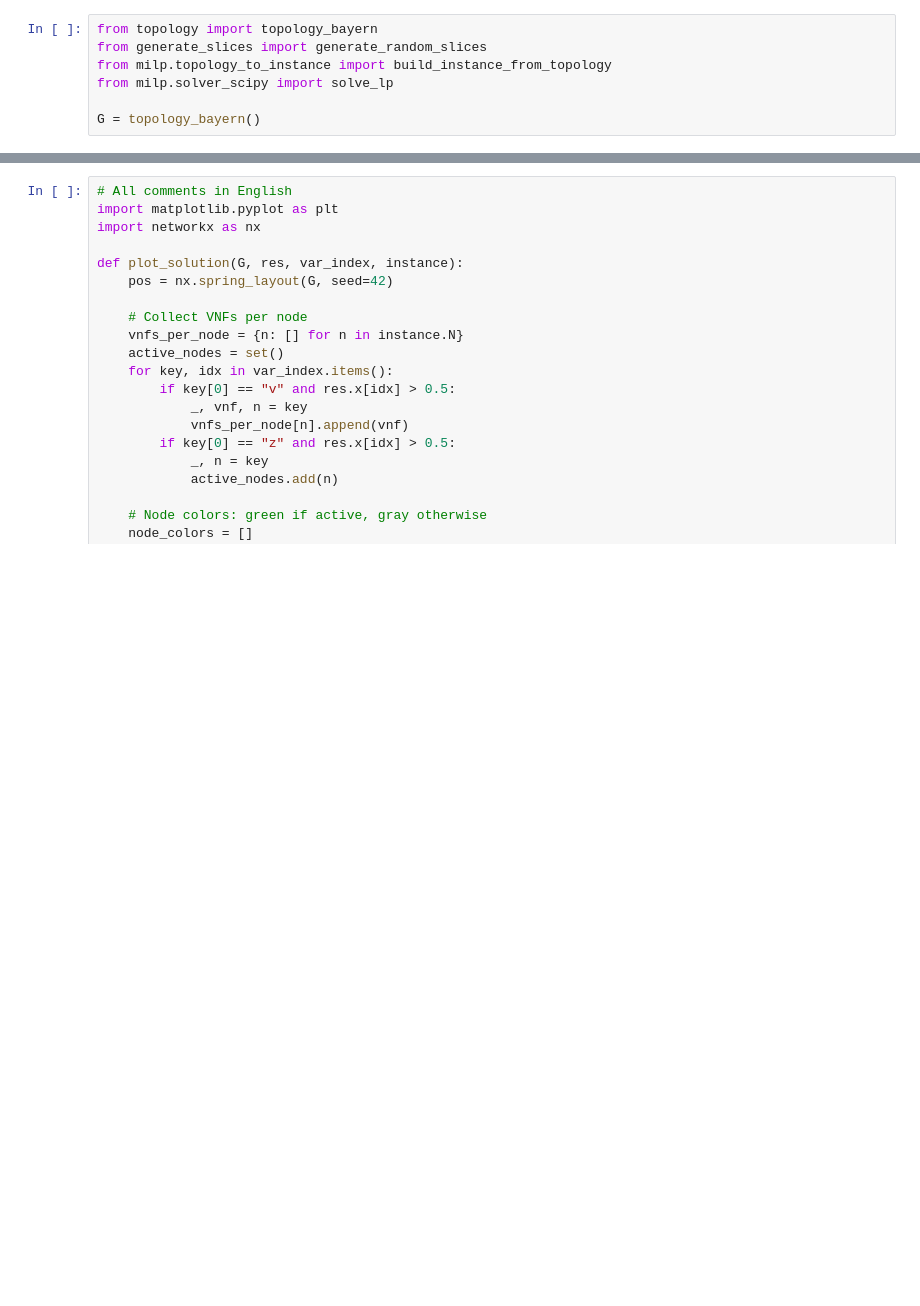
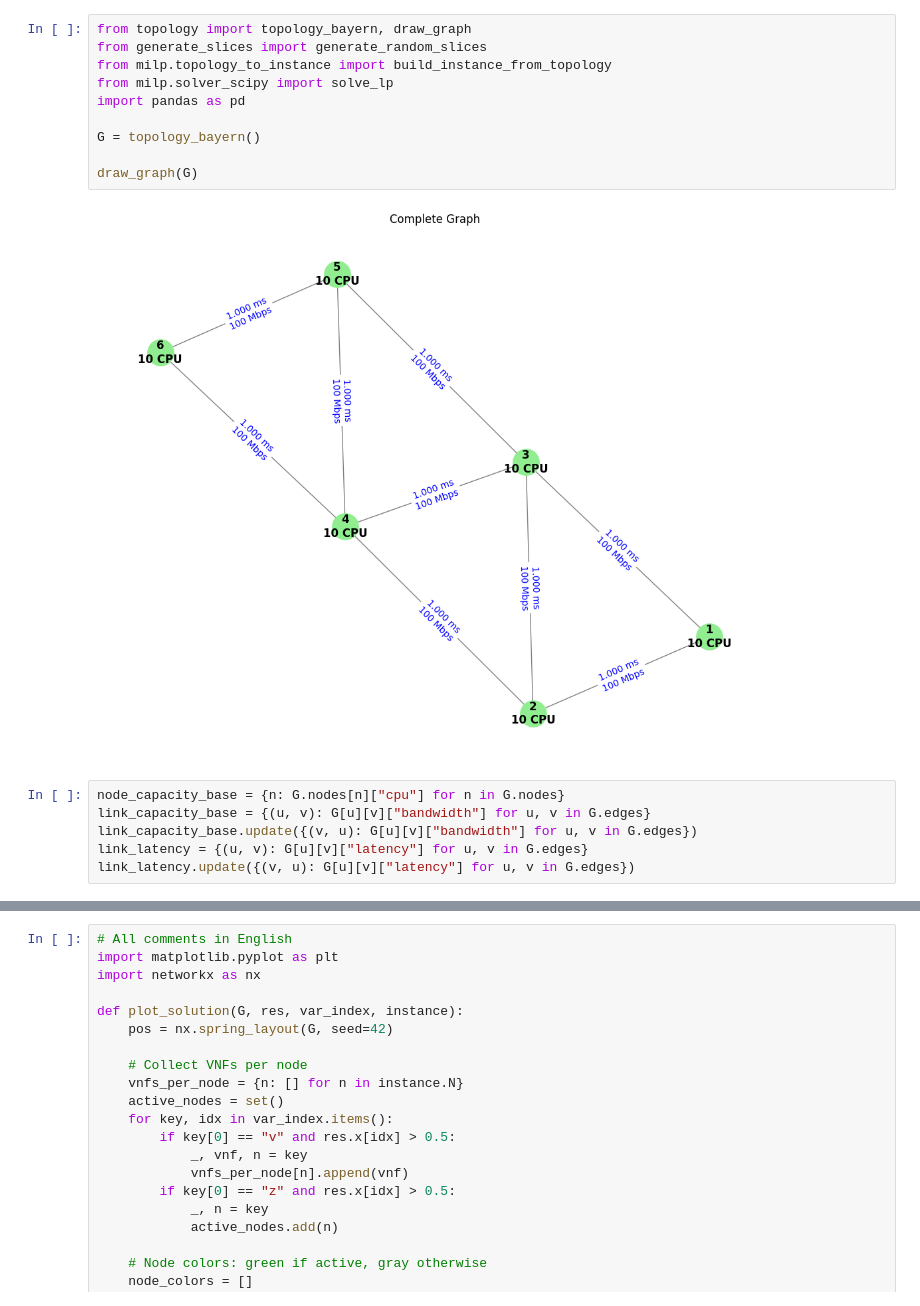
Before and after one commit to ceciliadesousaluzalmeida/5g-slicing-energy-effiiciency, a Jupyter notebook: simulator/milp.ipynb, the cells around one changed output, grey strips where cells are left out. Cells and saved outputs as stored; diff of their text form; blank space fills up the shorter version.

```diff
--- a/simulator/milp.ipynb
+++ b/simulator/milp.ipynb
@@ -1,10 +1,21 @@
 # %%
-from topology import topology_bayern
+from topology import topology_bayern, draw_graph
 from generate_slices import generate_random_slices
 from milp.topology_to_instance import build_instance_from_topology
 from milp.solver_scipy import solve_lp
+import pandas as pd
 
 G = topology_bayern()
+
+draw_graph(G)
+# %% [output]
+[figure, added]
+# %%
+node_capacity_base = {n: G.nodes[n]["cpu"] for n in G.nodes}
+link_capacity_base = {(u, v): G[u][v]["bandwidth"] for u, v in G.edges}
+link_capacity_base.update({(v, u): G[u][v]["bandwidth"] for u, v in G.edges})
+link_latency = {(u, v): G[u][v]["latency"] for u, v in G.edges}
+link_latency.update({(v, u): G[u][v]["latency"] for u, v in G.edges})
 # %%
 vnf_profiles = [
     {"cpu": 2, "throughput": 50, "latency": 50},
```
Also changed, not shown: parts of 11 cells of this notebook, 3 other files.
